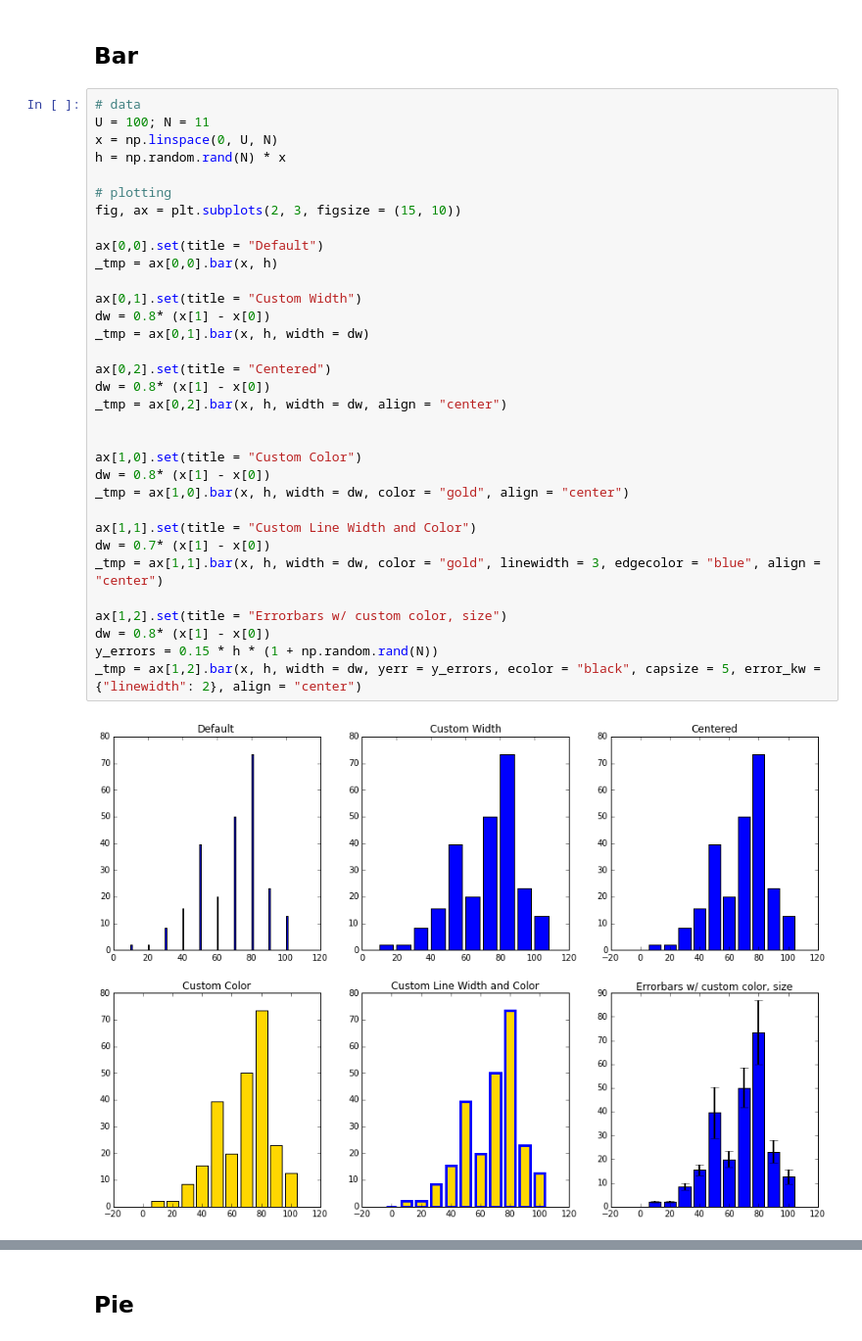
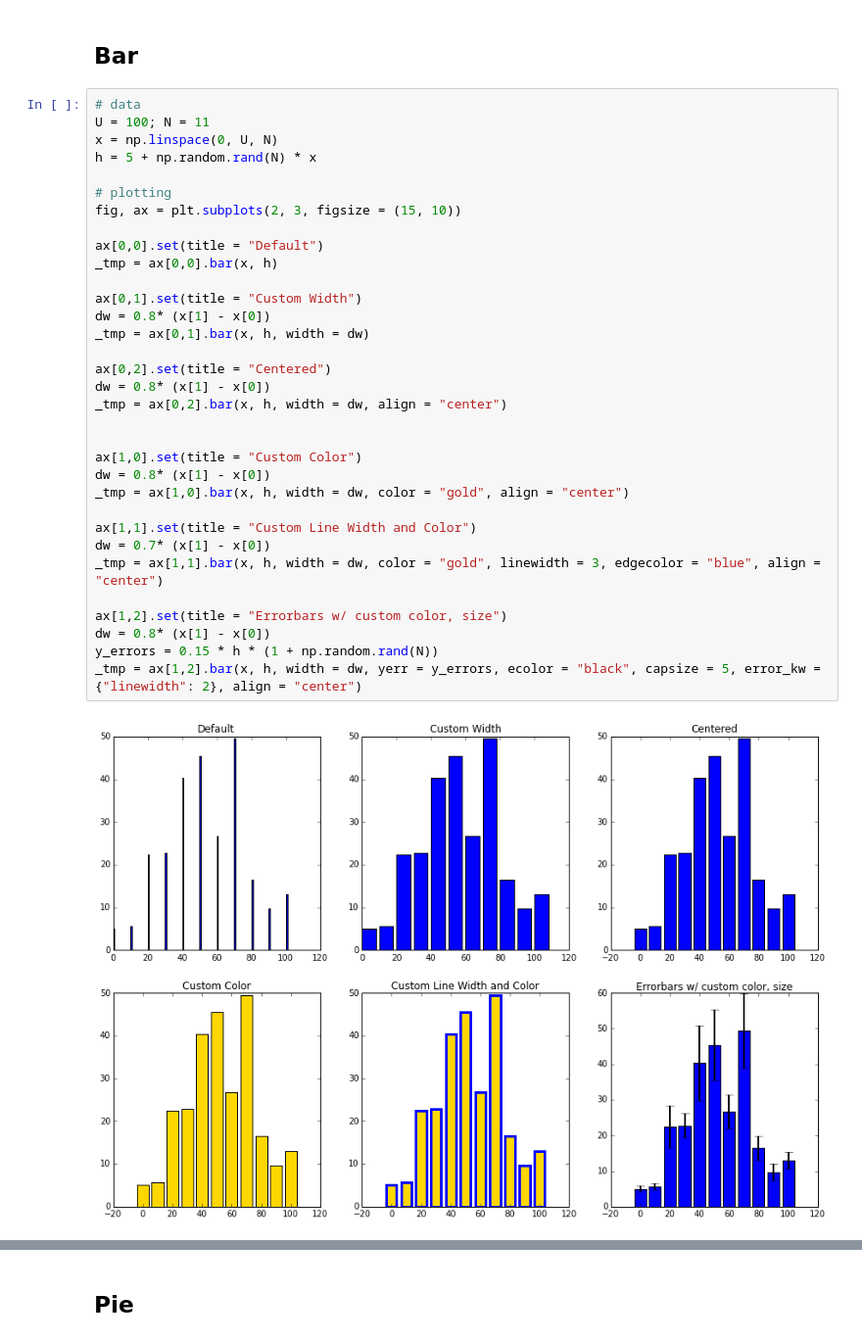
Before and after one commit to mmathioudakis/matplotlib_plot_examples, a Jupyter notebook: little_matplotlib_cookbook.ipynb, the cells around one changed output, grey strips where cells are left out. Shown: that part at 98% size. Drawn from its saved outputs; the diff is of its cells as text.

Commit message:
multiple bar plots

```diff
--- a/little_matplotlib_cookbook.ipynb
+++ b/little_matplotlib_cookbook.ipynb
@@ -329,34 +329,34 @@ _tmp = ax[2].plot(x, y4, color = "purple", linestyle = "--")
 # data
 U = 100; N = 11
 x = np.linspace(0, U, N)
-h = np.random.rand(N) * x
+h = 5 + np.random.rand(N) * x
 
 # plotting
 fig, ax = plt.subplots(2, 3, figsize = (15, 10))
 
 ax[0,0].set(title = "Default")
 _tmp = ax[0,0].bar(x, h)
 
 ax[0,1].set(title = "Custom Width")
 dw = 0.8* (x[1] - x[0])
 _tmp = ax[0,1].bar(x, h, width = dw)
 
 ax[0,2].set(title = "Centered")
 dw = 0.8* (x[1] - x[0])
 _tmp = ax[0,2].bar(x, h, width = dw, align = "center")
 
 
 ax[1,0].set(title = "Custom Color")
 dw = 0.8* (x[1] - x[0])
 _tmp = ax[1,0].bar(x, h, width = dw, color = "gold", align = "center")
 
 ax[1,1].set(title = "Custom Line Width and Color")
 dw = 0.7* (x[1] - x[0])
 _tmp = ax[1,1].bar(x, h, width = dw, color = "gold", linewidth = 3, edgecolor = "blue", align = "center")
 
 ax[1,2].set(title = "Errorbars w/ custom color, size")
 dw = 0.8* (x[1] - x[0])
 y_errors = 0.15 * h * (1 + np.random.rand(N))
 _tmp = ax[1,2].bar(x, h, width = dw, yerr = y_errors, ecolor = "black", capsize = 5, error_kw = {"linewidth": 2}, align = "center")
 # %% [output]
-[figure, old version]
+[figure, new version]
```
Also changed, not shown: parts of 2 cells of this notebook.
